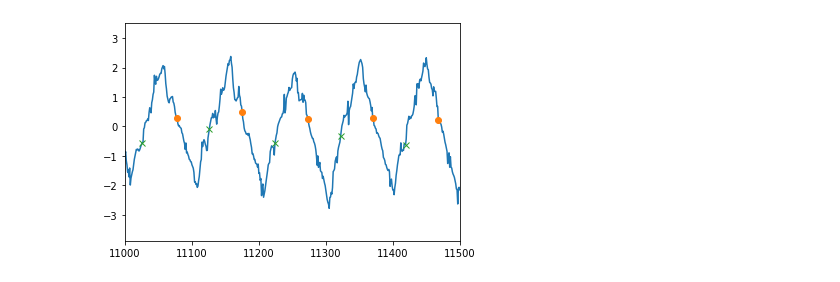
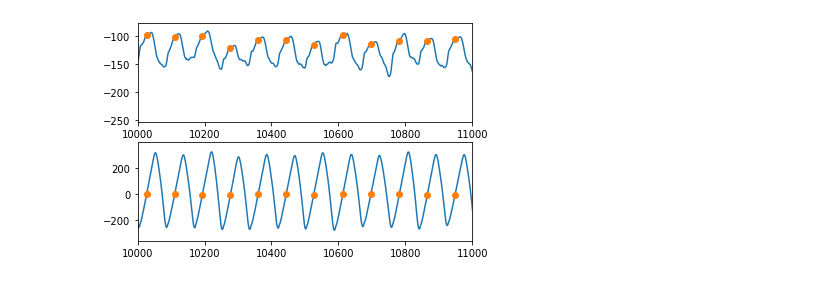
Before and after one commit to inseungkang/learningalgos, a Jupyter notebook: Controller_Inference.ipynb, the cells around one changed output. Cells and saved outputs as stored; diff of their text form; code cells hidden in the pictures.

```diff
--- a/Controller_Inference.ipynb
+++ b/Controller_Inference.ipynb
@@ -181,13 +194,21 @@ plt.show()
-# %%
-plt.plot(COM_XX)
-plt.plot(ms_r, COM_XX[ms_r], 'o')
-plt.plot(ms_l, COM_XX[ms_l], 'x')
-
-# plt.plot(foot_r[:,1])_r,1], 'x')
-plt.xlim(11000, 11500)
-plt.show()
-# %% [output]
-[figure, removed]
+# %%
+fig, axs = plt.subplots(2)
+range = [10000, 11000]
+COM_Y = com[:,1] - foot_r[:,1]
+
+axs[0].plot(COM_X_r)
+axs[0].plot(ms_r, COM_X_r[ms_r], 'o')
+
+axs[1].plot(COM_Y)
+# axs[1].plot(com[:,1]- foot_l[:,1])
+
+axs[1].plot(ms_r, COM_Y[ms_r], 'o')
+
+axs[0].set_xlim(range)
+axs[1].set_xlim(range)
+plt.show()
+# %% [output]
+[figure, added]
 # %%
 # footXY_hc_r_1 = footXY_hc_r
 
```
Also changed, not shown: parts of 7 cells of this notebook.
